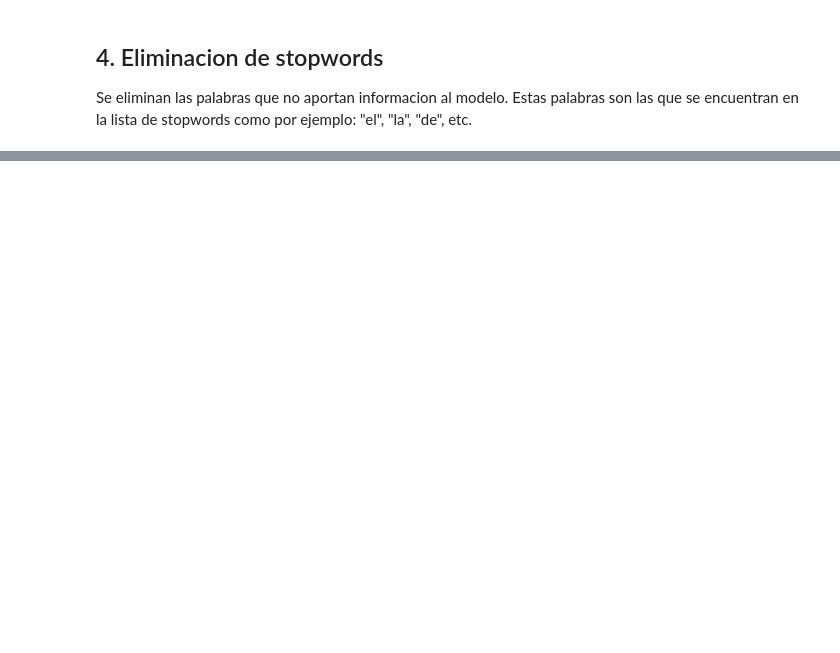
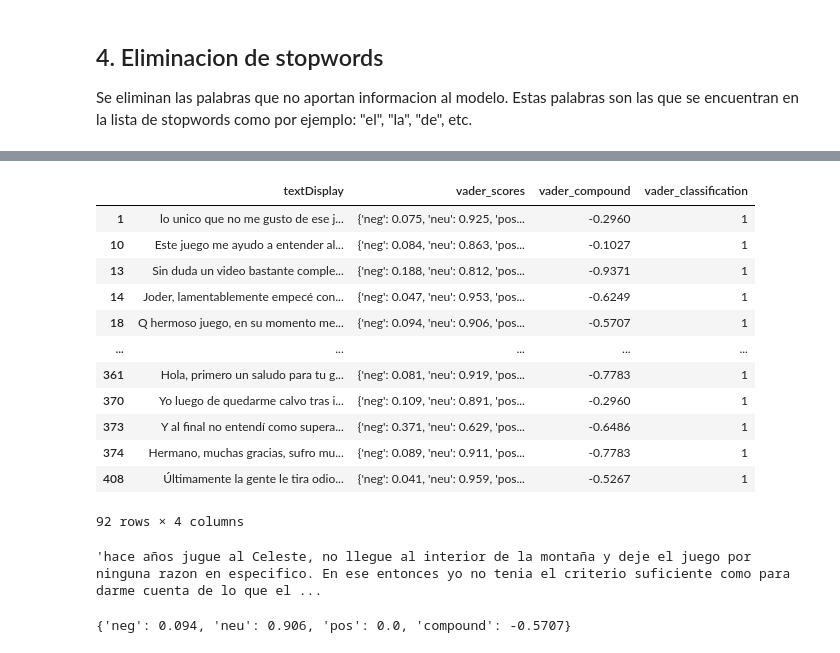
Before and after one commit to Dylanuga/YouTubeCommentsAnalysis, a Jupyter notebook: notebooks/Analisis.ipynb, the cells around one changed output, grey strips where cells are left out. Drawn from its saved outputs; the diff is of its cells as text; code cells hidden in the pictures; blank space fills up the shorter version.

```diff
--- a/notebooks/Analisis.ipynb
+++ b/notebooks/Analisis.ipynb
@@ -212,0 +440,36 @@ for token in doc:
+# %%
+# Print de comentarios neutrales, que son los que estan con 0 despues de la clasificacion
+df_vader[df_vader.vader_classification == 1]
+# %% [output]
+|  | textDisplay | vader_scores | vader_compound | vader_classification |
+| 1 | lo unico que no me gusto de ese j... | {'neg': 0.075, 'neu': 0.925, 'pos... | -0.2960 | 1 |
+| 10 | Este juego me ayudo a entender al... | {'neg': 0.084, 'neu': 0.863, 'pos... | -0.1027 | 1 |
+| 13 | Sin duda un video bastante comple... | {'neg': 0.188, 'neu': 0.812, 'pos... | -0.9371 | 1 |
+| 14 | Joder, lamentablemente empecé con... | {'neg': 0.047, 'neu': 0.953, 'pos... | -0.6249 | 1 |
+| 18 | Q hermoso juego, en su momento me... | {'neg': 0.094, 'neu': 0.906, 'pos... | -0.5707 | 1 |
+| ... | ... | ... | ... | ... |
+| 361 | Hola, primero un saludo para tu g... | {'neg': 0.081, 'neu': 0.919, 'pos... | -0.7783 | 1 |
+| 370 | Yo luego de quedarme calvo tras i... | {'neg': 0.109, 'neu': 0.891, 'pos... | -0.2960 | 1 |
+| 373 | Y al final no entendí como supera... | {'neg': 0.371, 'neu': 0.629, 'pos... | -0.6486 | 1 |
+| 374 | Hermano, muchas gracias, sufro mu... | {'neg': 0.089, 'neu': 0.911, 'pos... | -0.7783 | 1 |
+| 408 | Últimamente la gente le tira odio... | {'neg': 0.041, 'neu': 0.959, 'pos... | -0.5267 | 1 |
+92 rows × 4 columns
+# %%
+df_vader.iloc[18]['textDisplay']
+# %% [output]
+'hace años jugue al Celeste, no llegue al interior de la montaña y deje el juego por ninguna razon en especifico. En ese entonces yo no tenia el criterio suficiente como para darme cuenta de lo que el ...
+# %%
+from vaderSentiment.vaderSentiment import SentimentIntensityAnalyzer
+
+# Crear un objeto SentimentIntensityAnalyzer
+analyzer = SentimentIntensityAnalyzer()
+
+# Texto a analizar
+texto = "Q hermoso juego, en su momento me encantó por lo desafiante q me resulto... Hoy, lo estoy x terminar nuevamente, pero no lo juego x lo desafiante, si no xq me hace sentir comprendido en esta etapa de mi vida q estoy intentando atravesar. Un juego maravilloso!"
+
+# Calcular las puntuaciones de sentimiento
+puntuaciones = analyzer.polarity_scores(texto)
+
+print(puntuaciones)
+# %% [output]
+{'neg': 0.094, 'neu': 0.906, 'pos': 0.0, 'compound': -0.5707}
```
Also changed, not shown: parts of 42 cells of this notebook, 9 other files.
